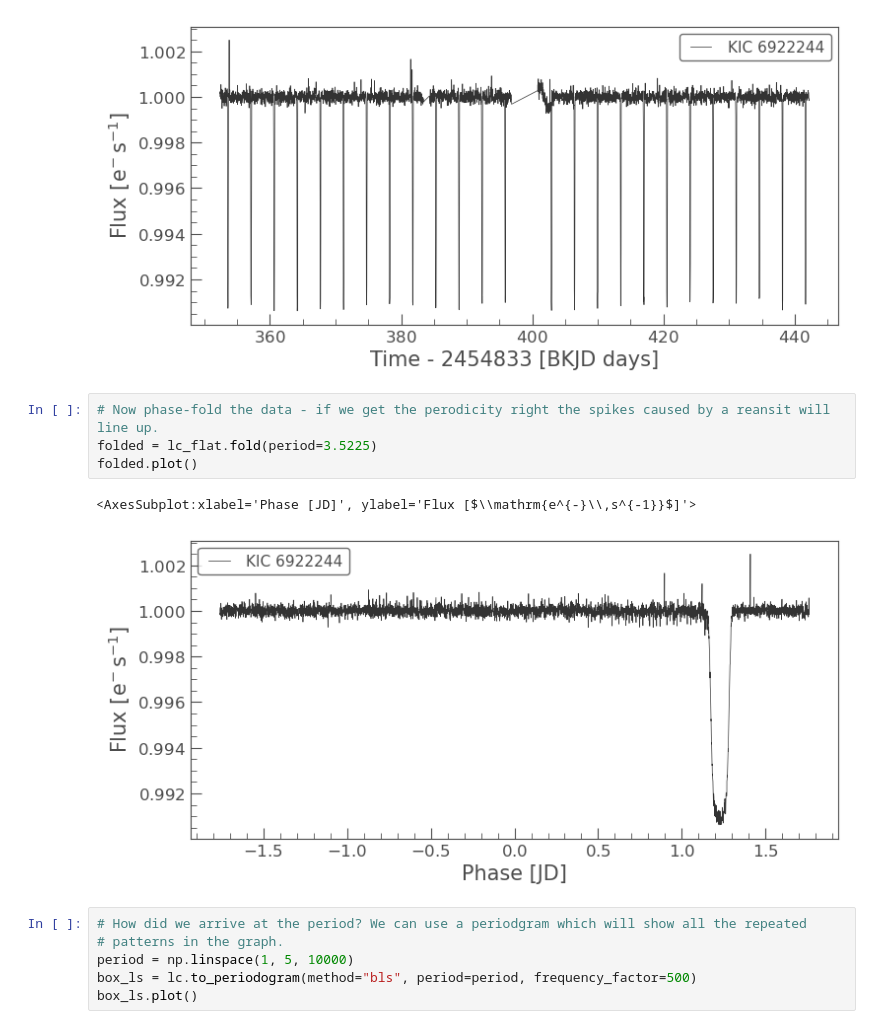
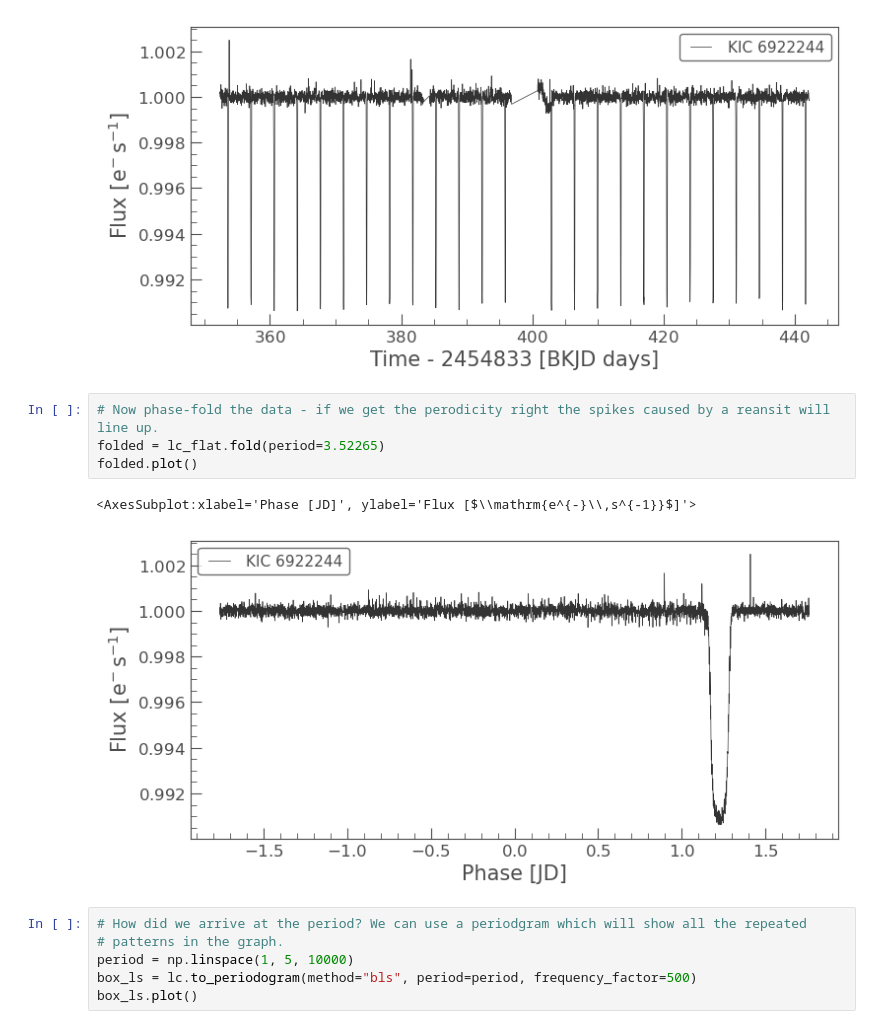
Before and after one commit to mark-williams/exo, a Jupyter notebook: lk.ipynb, the cells around one changed output. Saved outputs shown, nothing was run; the diff lists cells and outputs as text.

```diff
--- a/lk.ipynb
+++ b/lk.ipynb
@@ -25,11 +25,11 @@ lc_flat.plot()
 [figure]
 # %%
 # Now phase-fold the data - if we get the perodicity right the spikes caused by a reansit will line up.
-folded = lc_flat.fold(period=3.5225)
+folded = lc_flat.fold(period=3.52265)
 folded.plot()
 # %% [output]
 <AxesSubplot:xlabel='Phase [JD]', ylabel='Flux [$\\mathrm{e^{-}\\,s^{-1}}$]'>
-[figure, old version]
+[figure, new version]
 # %%
 # How did we arrive at the period? We can use a periodgram which will show all the repeated
 # patterns in the graph.
```
Also changed, not shown: parts of 1 cell of this notebook.
